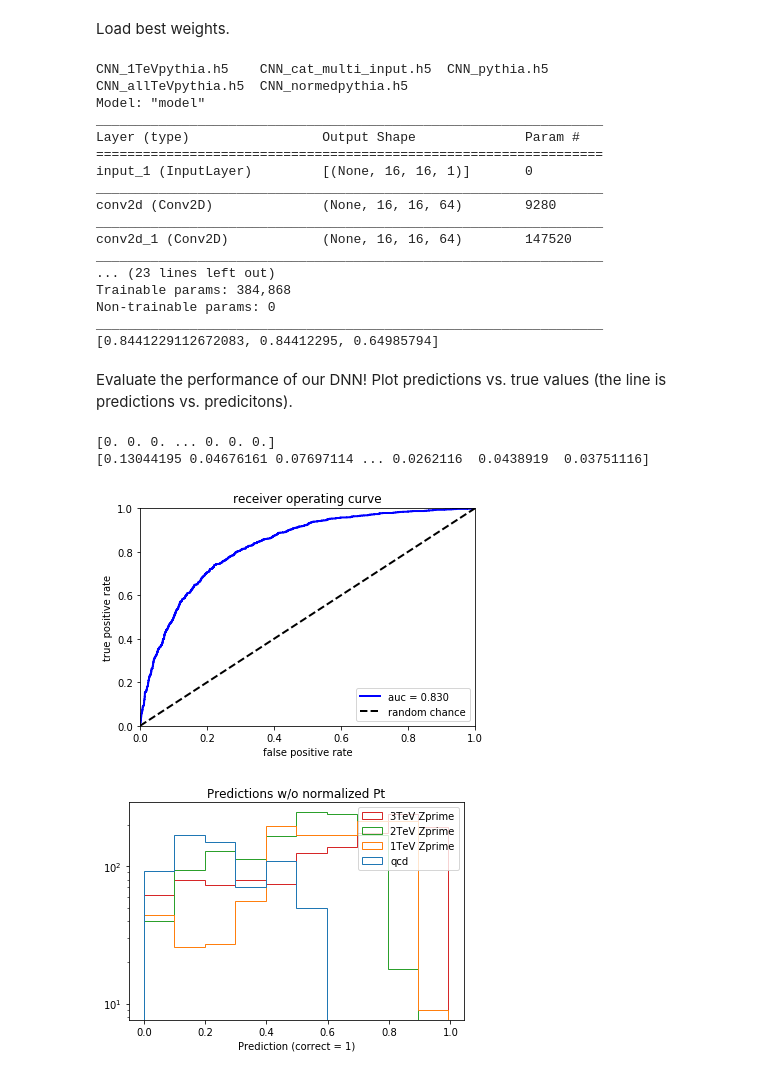
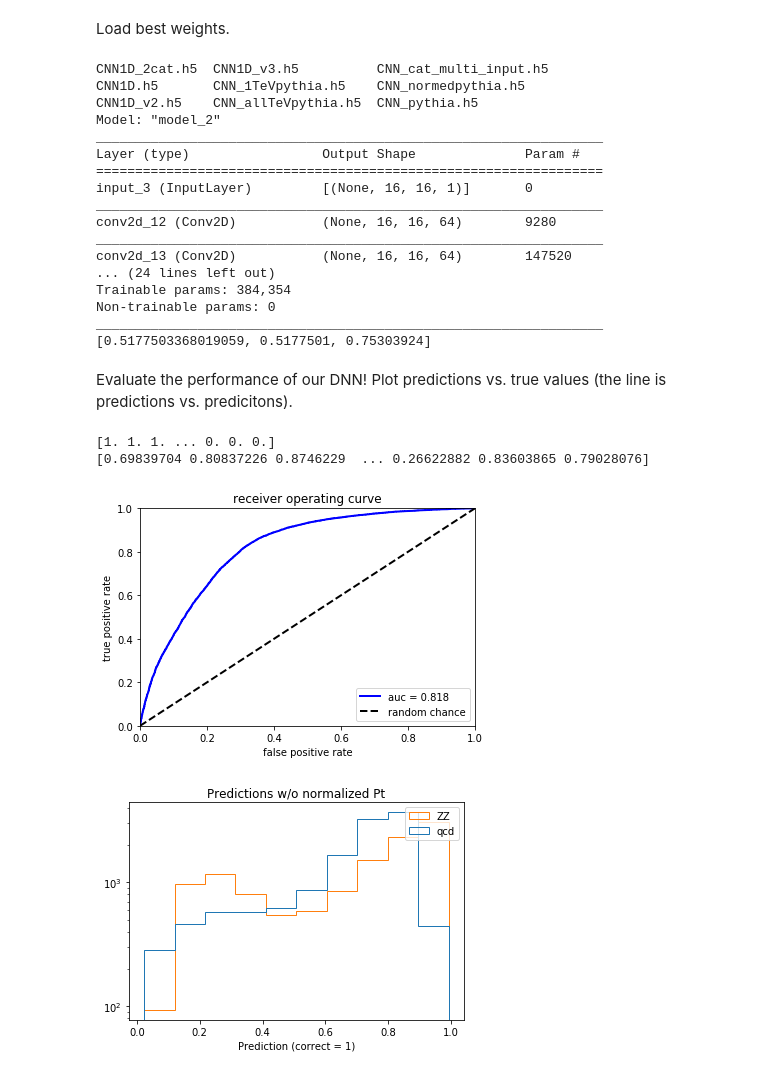
Before and after one commit to mdmorris/XAICoffea, a Jupyter notebook: CNN_image.ipynb, the cells around one changed output. Drawn from its saved outputs; the diff is of its cells as text; code cells hidden in the pictures.

```diff
--- a/CNN_image.ipynb
+++ b/CNN_image.ipynb
@@ -213,37 +213,35 @@ Now make a plot that shows the pregression of accuracy through each training epo
 Load best weights.
 # %%
 !ls model
-best_model = keras.models.load_model('model/CNN_allTeVpythia.h5')
+best_model = keras.models.load_model('model/CNN_normedpythia.h5')
 best_model.summary()
 results = best_model.evaluate(testimages, testlabels, verbose = 0)
 print(results)
 # %% [output]
-CNN_1TeVpythia.h5    CNN_cat_multi_input.h5  CNN_pythia.h5
-CNN_allTeVpythia.h5  CNN_normedpythia.h5
-Model: "model"
+CNN1D_2cat.h5  CNN1D_v3.h5          CNN_cat_multi_input.h5
+CNN1D.h5       CNN_1TeVpythia.h5    CNN_normedpythia.h5
+CNN1D_v2.h5    CNN_allTeVpythia.h5  CNN_pythia.h5
+Model: "model_2"
 _________________________________________________________________
 Layer (type)                 Output Shape              Param #
 =================================================================
-input_1 (InputLayer)         [(None, 16, 16, 1)]       0
+input_3 (InputLayer)         [(None, 16, 16, 1)]       0
 _________________________________________________________________
-conv2d (Conv2D)              (None, 16, 16, 64)        9280
+conv2d_12 (Conv2D)           (None, 16, 16, 64)        9280
 _________________________________________________________________
-conv2d_1 (Conv2D)            (None, 16, 16, 64)        147520
-_________________________________________________________________
-... (23 lines left out)
-Trainable params: 384,868
+conv2d_13 (Conv2D)           (None, 16, 16, 64)        147520
+... (24 lines left out)
+Trainable params: 384,354
 Non-trainable params: 0
 _________________________________________________________________
-[0.8441229112672083, 0.84412295, 0.64985794]
+[0.5177503368019059, 0.5177501, 0.75303924]
 # %% [markdown]
 Evaluate the performance of our DNN! Plot predictions vs. true values (the line is predictions vs. predicitons).
 # %%
 predict = best_model.predict(testimages)
 # %%
-print(testlabels[:,0])
-print(predict[:,0])
 from sklearn.metrics import roc_curve, auc
-fpr, tpr, thresholds = roc_curve(testlabels[:,2], predict[:,2])
+fpr, tpr, thresholds = roc_curve(testlabels[:,1], predict[:,1])
 roc_auc = auc(fpr, tpr)
 plt.plot(fpr, tpr, lw=2, color='b', label='auc = %.3f' % (roc_auc))
 plt.plot([0, 1], [0, 1], linestyle='--', lw=2, color='k', label='random chance')
@@ -255,20 +253,20 @@ plt.title('receiver operating curve')
 plt.legend(loc="lower right")
 plt.show()
 # %% [output]
-[0. 0. 0. ... 0. 0. 0.]
-[0.13044195 0.04676161 0.07697114 ... 0.0262116  0.0438919  0.03751116]
+[1. 1. 1. ... 0. 0. 0.]
+[0.69839704 0.80837226 0.8746229  ... 0.26622882 0.83603865 0.79028076]
-[figure, old version]
+[figure, new version]
 # %%
-indqcd = np.argwhere(testlabels[:,0] == 1)
+indqcd = np.argwhere(testlabels[:,1] == 0)
 ind1  = np.where(testlabels[:,1] == 1)
-ind2  = np.where(testlabels[:,2] == 1)
-ind3  = np.where(testlabels[:,3] == 1)
+# ind2  = np.where(testlabels[:,2] == 1)
+# ind3  = np.where(testlabels[:,3] == 1)
 hist_, bin_edges_ = np.histogram(predict[indqcd])
-plt.hist([predict[indqcd, 0].flatten(),predict[ind1, 1].flatten(), predict[ind2, 2].flatten(), predict[ind3, 3].flatten()] , histtype = 'step', label = ['qcd', '1TeV Zprime', '2TeV Zprime', '3TeV Zprime'])
+plt.hist([predict[indqcd, 0].flatten(),predict[ind1, 1].flatten()] , histtype = 'step', label = ['qcd', 'ZZ'])
 plt.legend()
 plt.title('Predictions w/o normalized Pt')
 plt.yscale('log')
 plt.xlabel('Prediction (correct = 1)')
 plt.show()
 # %% [output]
-[figure, old version]
+[figure, new version]
```
Also changed, not shown: parts of 6 cells of this notebook.
